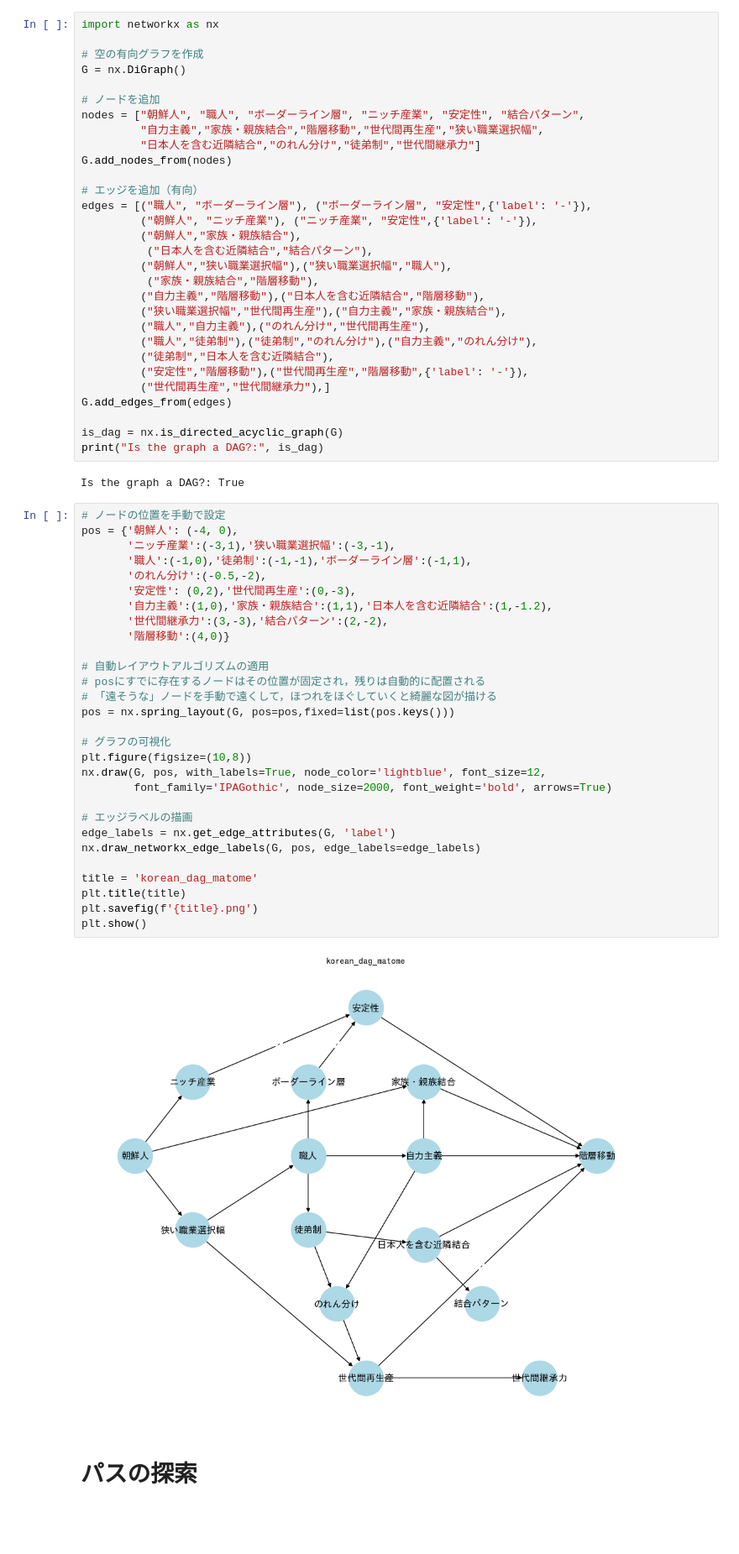
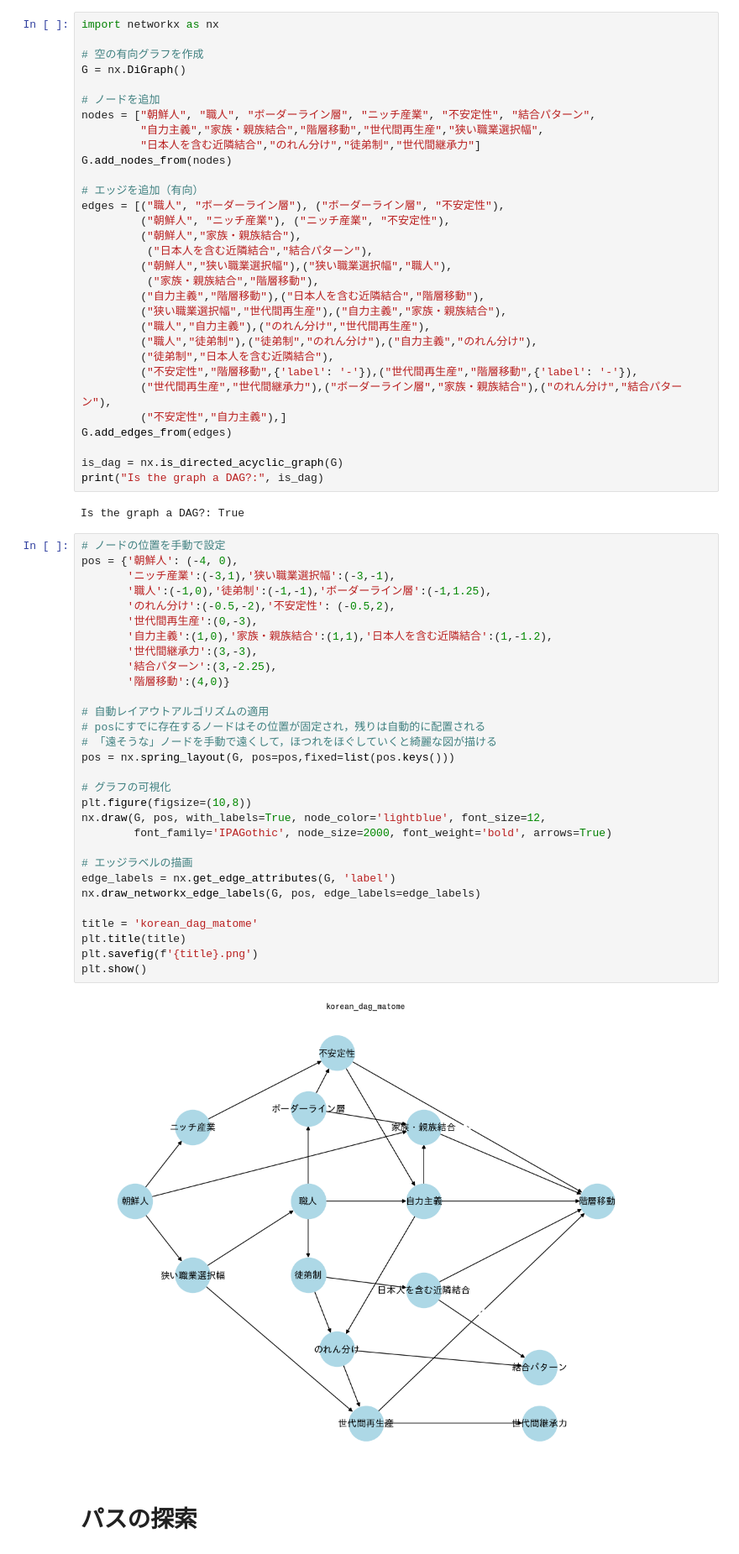
Before and after one commit to Tom-atok/Tom-atok, a Jupyter notebook: colab_notebooks/DAG_japanese.ipynb, the cells around one changed output. Shown at 84% size. Cells and saved outputs as stored; diff of their text form; blank space fills up the shorter version.

```diff
--- a/colab_notebooks/DAG_japanese.ipynb
+++ b/colab_notebooks/DAG_japanese.ipynb
@@ -84,14 +84,14 @@ import networkx as nx
 G = nx.DiGraph()
 
 # ノードを追加
-nodes = ["朝鮮人", "職人", "ボーダーライン層", "ニッチ産業", "安定性", "結合パターン",
+nodes = ["朝鮮人", "職人", "ボーダーライン層", "ニッチ産業", "不安定性", "結合パターン",
          "自力主義","家族・親族結合","階層移動","世代間再生産","狭い職業選択幅",
          "日本人を含む近隣結合","のれん分け","徒弟制","世代間継承力"]
 G.add_nodes_from(nodes)
 
 # エッジを追加（有向）
-edges = [("職人", "ボーダーライン層"), ("ボーダーライン層", "安定性",{'label': '-'}),
-         ("朝鮮人", "ニッチ産業"), ("ニッチ産業", "安定性",{'label': '-'}),
+edges = [("職人", "ボーダーライン層"), ("ボーダーライン層", "不安定性"),
+         ("朝鮮人", "ニッチ産業"), ("ニッチ産業", "不安定性"),
          ("朝鮮人","家族・親族結合"),
           ("日本人を含む近隣結合","結合パターン"),
          ("朝鮮人","狭い職業選択幅"),("狭い職業選択幅","職人"),
@@ -101,8 +101,9 @@ edges = [("職人", "ボーダーライン層"), ("ボーダーライン層", "
          ("職人","自力主義"),("のれん分け","世代間再生産"),
          ("職人","徒弟制"),("徒弟制","のれん分け"),("自力主義","のれん分け"),
          ("徒弟制","日本人を含む近隣結合"),
-         ("安定性","階層移動"),("世代間再生産","階層移動",{'label': '-'}),
-         ("世代間再生産","世代間継承力"),]
+         ("不安定性","階層移動",{'label': '-'}),("世代間再生産","階層移動",{'label': '-'}),
+         ("世代間再生産","世代間継承力"),("ボーダーライン層","家族・親族結合"),("のれん分け","結合パターン"),
+         ("不安定性","自力主義"),]
 G.add_edges_from(edges)
 
 is_dag = nx.is_directed_acyclic_graph(G)
@@ -112,34 +113,35 @@ Is the graph a DAG?: True
 # %%
 # ノードの位置を手動で設定
 pos = {'朝鮮人': (-4, 0),
        'ニッチ産業':(-3,1),'狭い職業選択幅':(-3,-1),
-       '職人':(-1,0),'徒弟制':(-1,-1),'ボーダーライン層':(-1,1),
-       'のれん分け':(-0.5,-2),
-       '安定性': (0,2),'世代間再生産':(0,-3),
+       '職人':(-1,0),'徒弟制':(-1,-1),'ボーダーライン層':(-1,1.25),
+       'のれん分け':(-0.5,-2),'不安定性': (-0.5,2),
+       '世代間再生産':(0,-3),
        '自力主義':(1,0),'家族・親族結合':(1,1),'日本人を含む近隣結合':(1,-1.2),
-       '世代間継承力':(3,-3),'結合パターン':(2,-2),
+       '世代間継承力':(3,-3),
+       '結合パターン':(3,-2.25),
        '階層移動':(4,0)}
 
 # 自動レイアウトアルゴリズムの適用
 # posにすでに存在するノードはその位置が固定され，残りは自動的に配置される
 # 「遠そうな」ノードを手動で遠くして，ほつれをほぐしていくと綺麗な図が描ける
 pos = nx.spring_layout(G, pos=pos,fixed=list(pos.keys()))
 
 # グラフの可視化
 plt.figure(figsize=(10,8))
 nx.draw(G, pos, with_labels=True, node_color='lightblue', font_size=12,
         font_family='IPAGothic', node_size=2000, font_weight='bold', arrows=True)
 
 # エッジラベルの描画
 edge_labels = nx.get_edge_attributes(G, 'label')
 nx.draw_networkx_edge_labels(G, pos, edge_labels=edge_labels)
 
 title = 'korean_dag_matome'
 plt.title(title)
 plt.savefig(f'{title}.png')
 plt.show()
 # %% [output]
-[figure, old version]
+[figure, new version]
 # %% [markdown]
 # パスの探索
 # %%
```
Also changed, not shown: parts of 1 cell of this notebook.
